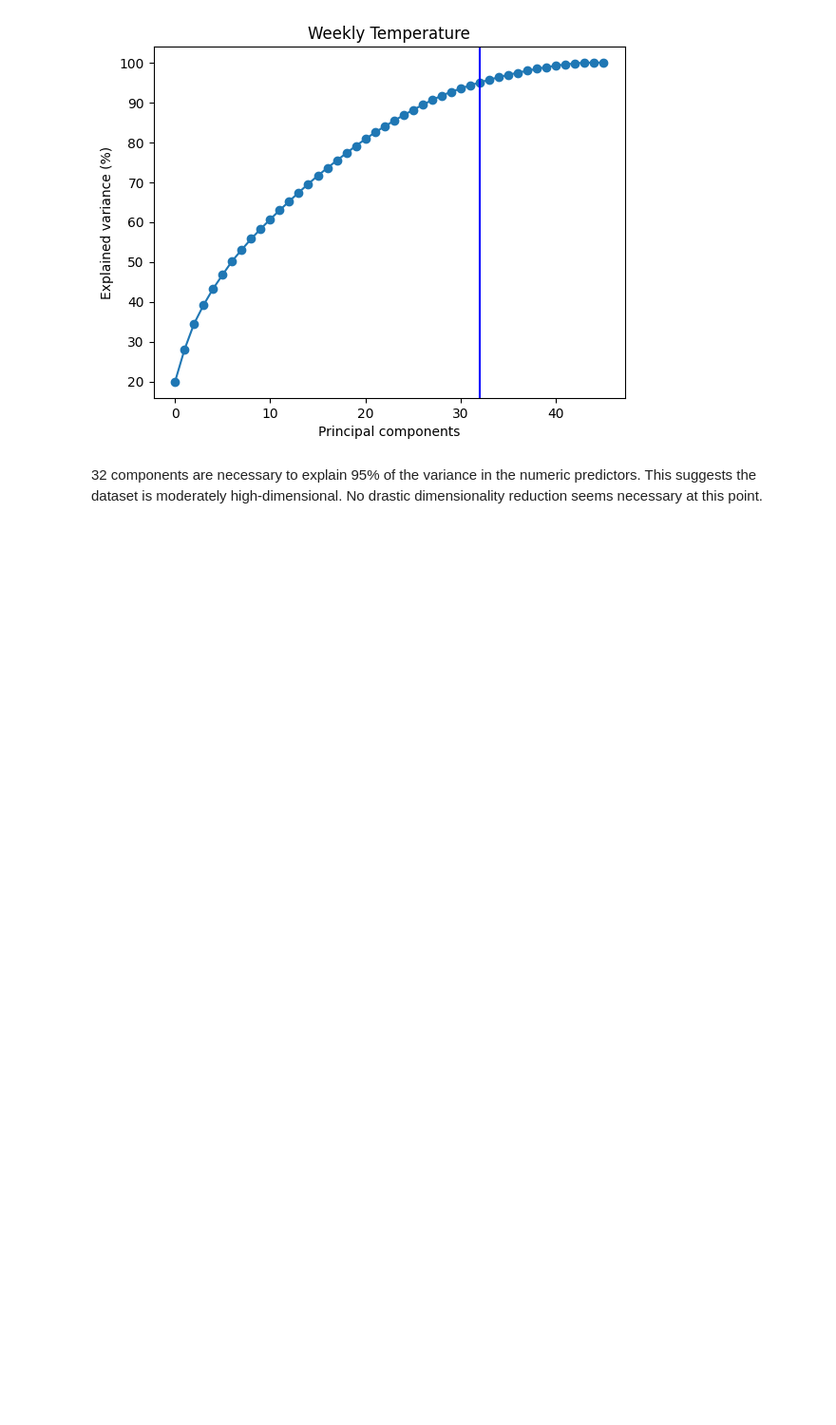
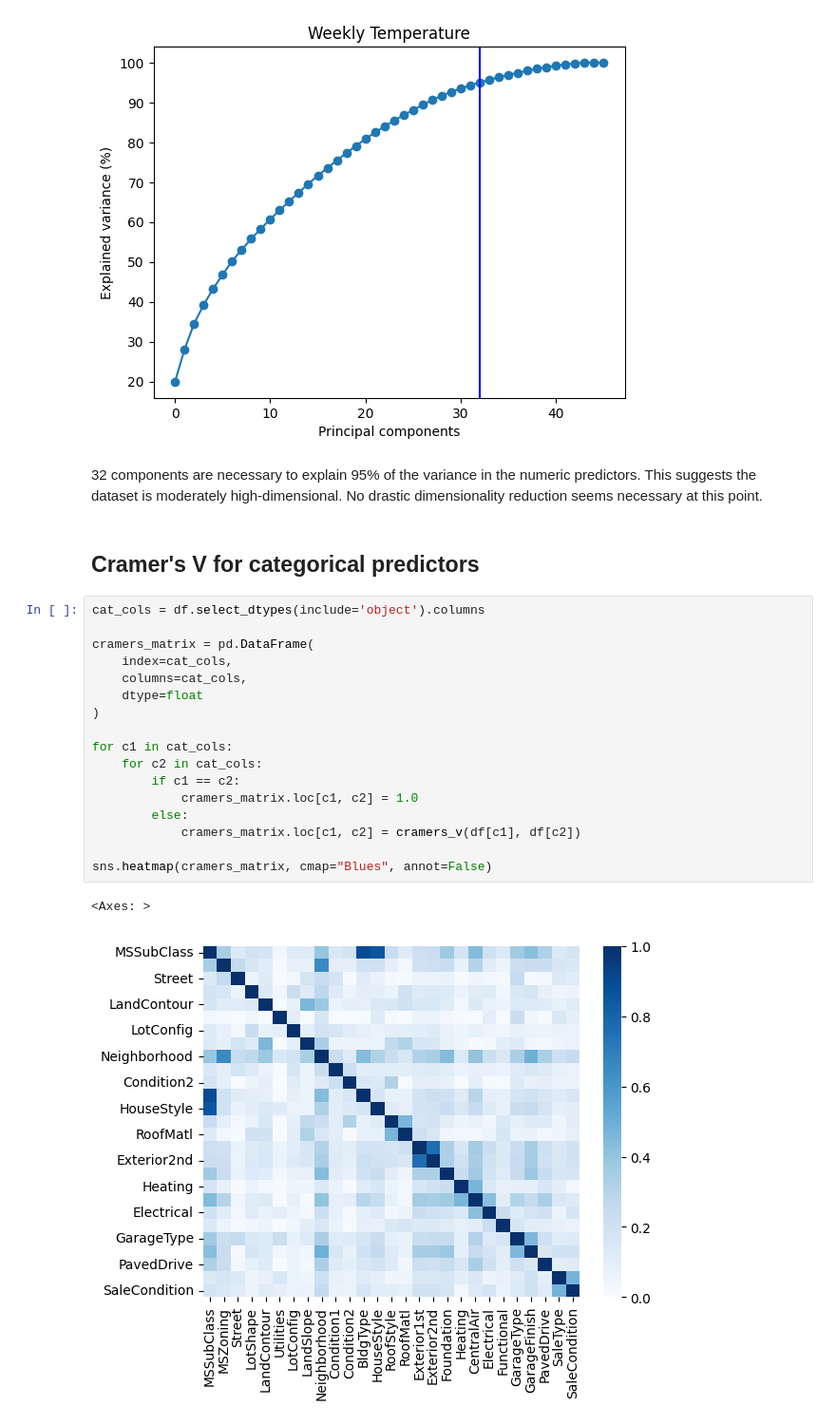
Before and after one commit to cgaletzka/house-prices-eda-ml, a Jupyter notebook: house-prices-eda.ipynb, the cells around one changed output. Shown at 95% size. Drawn from its saved outputs; the diff is of its cells as text; blank space fills up the shorter version.

```diff
--- a/house-prices-eda.ipynb
+++ b/house-prices-eda.ipynb
@@ -403,3 +465,25 @@ plt.show()
 [figure]
 # %% [markdown]
 32 components are necessary to explain 95% of the variance in the numeric predictors. This suggests the dataset is moderately high-dimensional. No drastic dimensionality reduction seems necessary at this point.
+# %% [markdown]
+## Cramer's V for categorical predictors
+# %%
+cat_cols = df.select_dtypes(include='object').columns
+
+cramers_matrix = pd.DataFrame(
+    index=cat_cols,
+    columns=cat_cols,
+    dtype=float
+)
+
+for c1 in cat_cols:
+    for c2 in cat_cols:
+        if c1 == c2:
+            cramers_matrix.loc[c1, c2] = 1.0
+        else:
+            cramers_matrix.loc[c1, c2] = cramers_v(df[c1], df[c2])
+
+sns.heatmap(cramers_matrix, cmap="Blues", annot=False)
+# %% [output]
+<Axes: >
+[figure, added]
```
Also changed, not shown: parts of 12 cells of this notebook.
